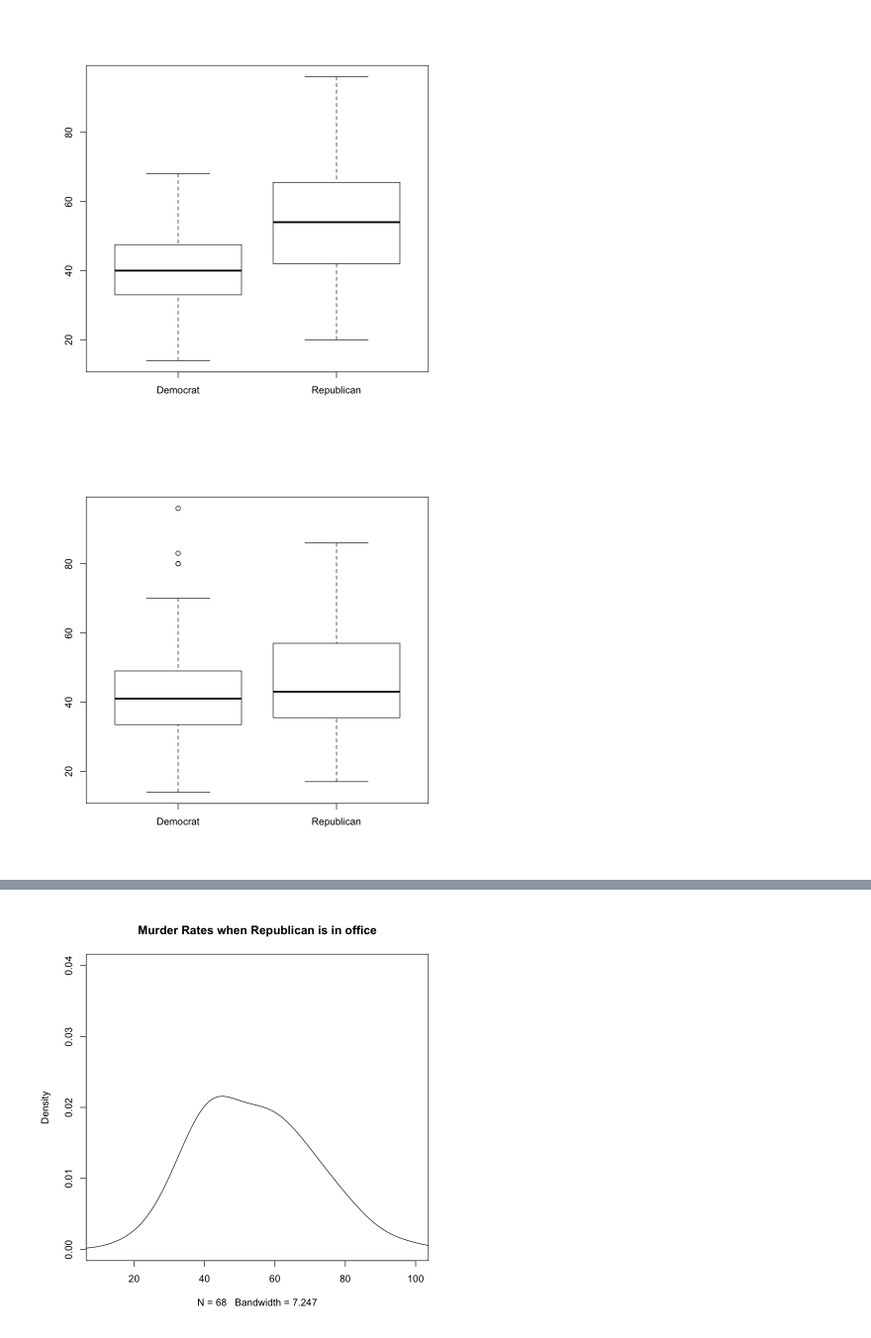
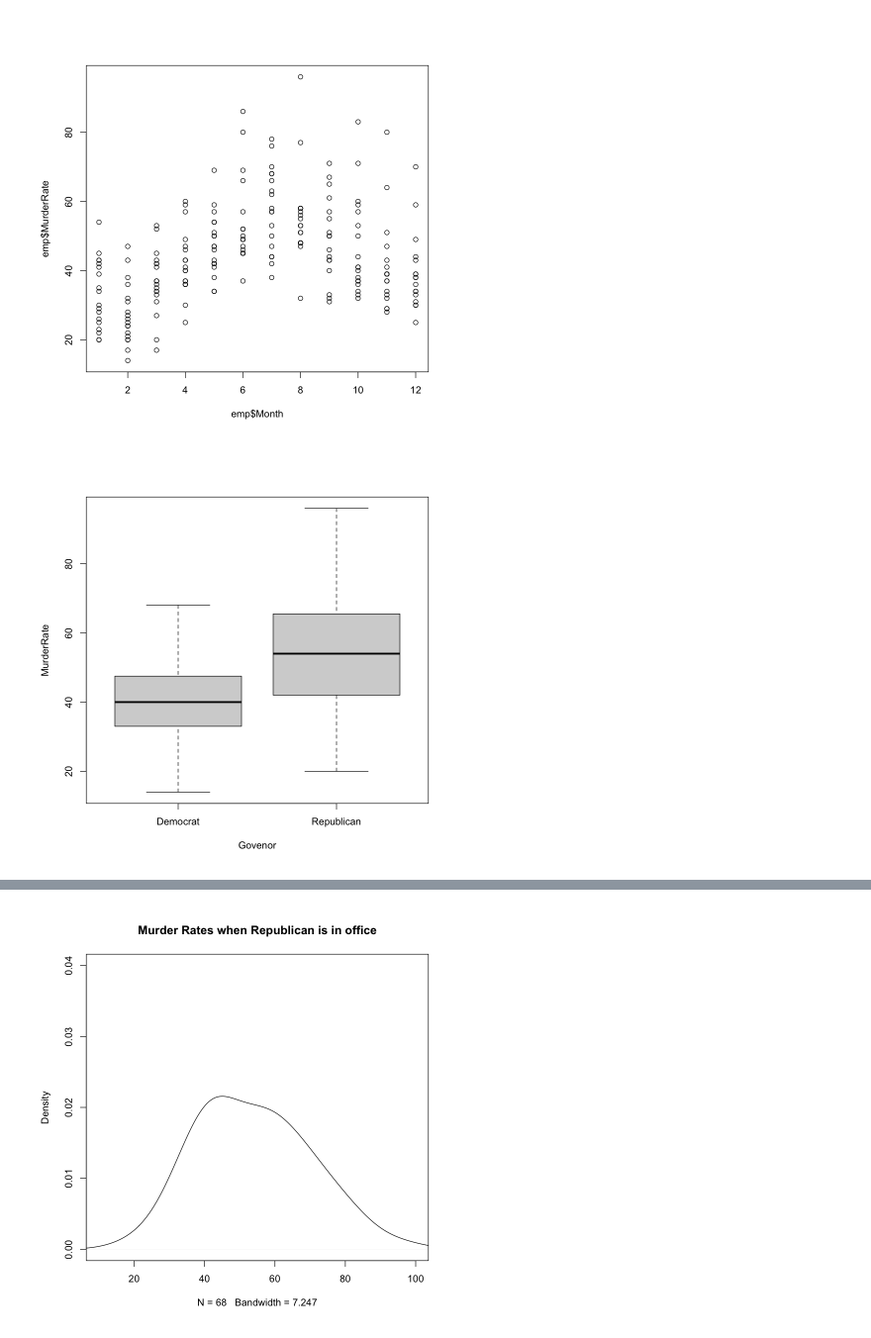
Before and after one commit to aporter1350/nonparametrics, a Jupyter notebook: code/Project.ipynb, the cells around one changed output, grey strips where cells are left out. Shown at 99% size. Saved outputs shown, nothing was run; the diff lists cells and outputs as text; code cells hidden in the pictures.

```diff
--- a/code/Project.ipynb
+++ b/code/Project.ipynb
@@ -4,14 +4,15 @@ data_loc<-'/Users/Alexis/Documents/Spring2020/nonparametrics/data/gdp_project.cs
 gdp<-read.csv(data_loc)
 # %%
-data_loc<-'/Users/Alexis/Documents/Spring2020/nonparametrics/data/emp_project.csv'
-#data_loc<-'/Users/aporter1350/Documents/Courses/Spring2020/nonparametrics/data/emp_project.csv'
+#data_loc<-'/Users/Alexis/Documents/Spring2020/nonparametrics/data/emp_project.csv'
+data_loc<-'/Users/aporter1350/Documents/Courses/Spring2020/nonparametrics/data/emp_project.csv'
 emp<-read.csv(data_loc)
+emp=emp[complete.cases(emp),]
 # %%
-plot(emp$Govenor, emp$MurderRate)
-plot(emp$President, emp$MurderRate)
+plot(emp$Month, emp$MurderRate)
+boxplot(MurderRate~Govenor, data=emp)
 # %% [output]
-[figure, old version]
+[figure, new version]
-[figure, old version]
+[figure, new version]
 # %%
 #hist(emp$MurderRate, breaks='FD', freq=F)
 #hist(emp$Unemployment.Rate, breaks='FD', freq=F)
```
Also changed, not shown: parts of 20 cells of this notebook, 5 other files.
